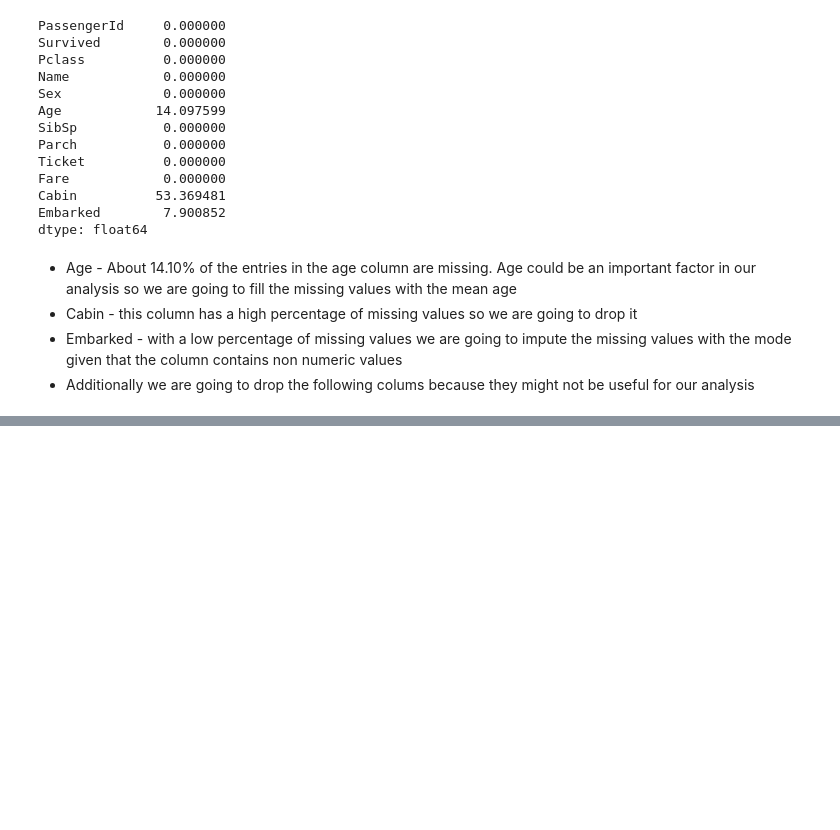
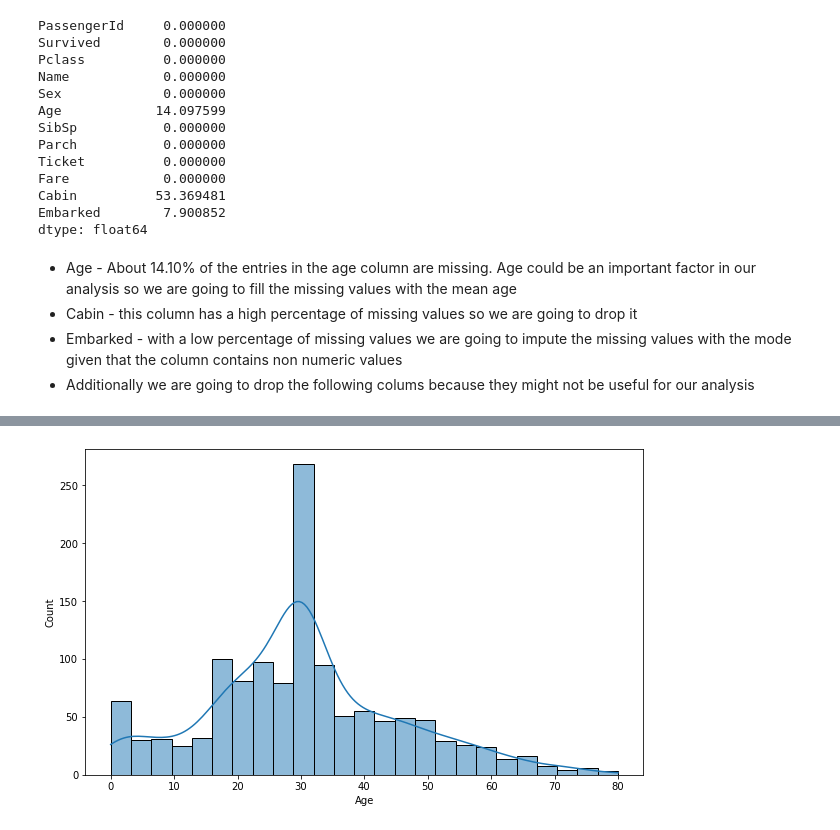
Before and after one commit to OchiengGideon/Titanic, a Jupyter notebook: TitanicEDA.ipynb, the cells around one changed output, grey strips where cells are left out. Cells and saved outputs as stored; diff of their text form; code cells hidden in the pictures; blank space fills up the shorter version.

Commit message:
Worked on titanic

```diff
--- a/TitanicEDA.ipynb
+++ b/TitanicEDA.ipynb
@@ -148,0 +227,7 @@ array([15.48813504, 17.15189366, 16.02763376, 15.44883183, 14.23654799,
+# %%
+#Distribution of diffrent agge groups that boarded the titanic
+plt.figure(figsize=(10,6))
+sns.histplot(data =  data, x= 'Age', kde=True)
+plt.show()
+# %% [output]
+[figure, added]
```
Also changed, not shown: parts of 17 cells of this notebook.
